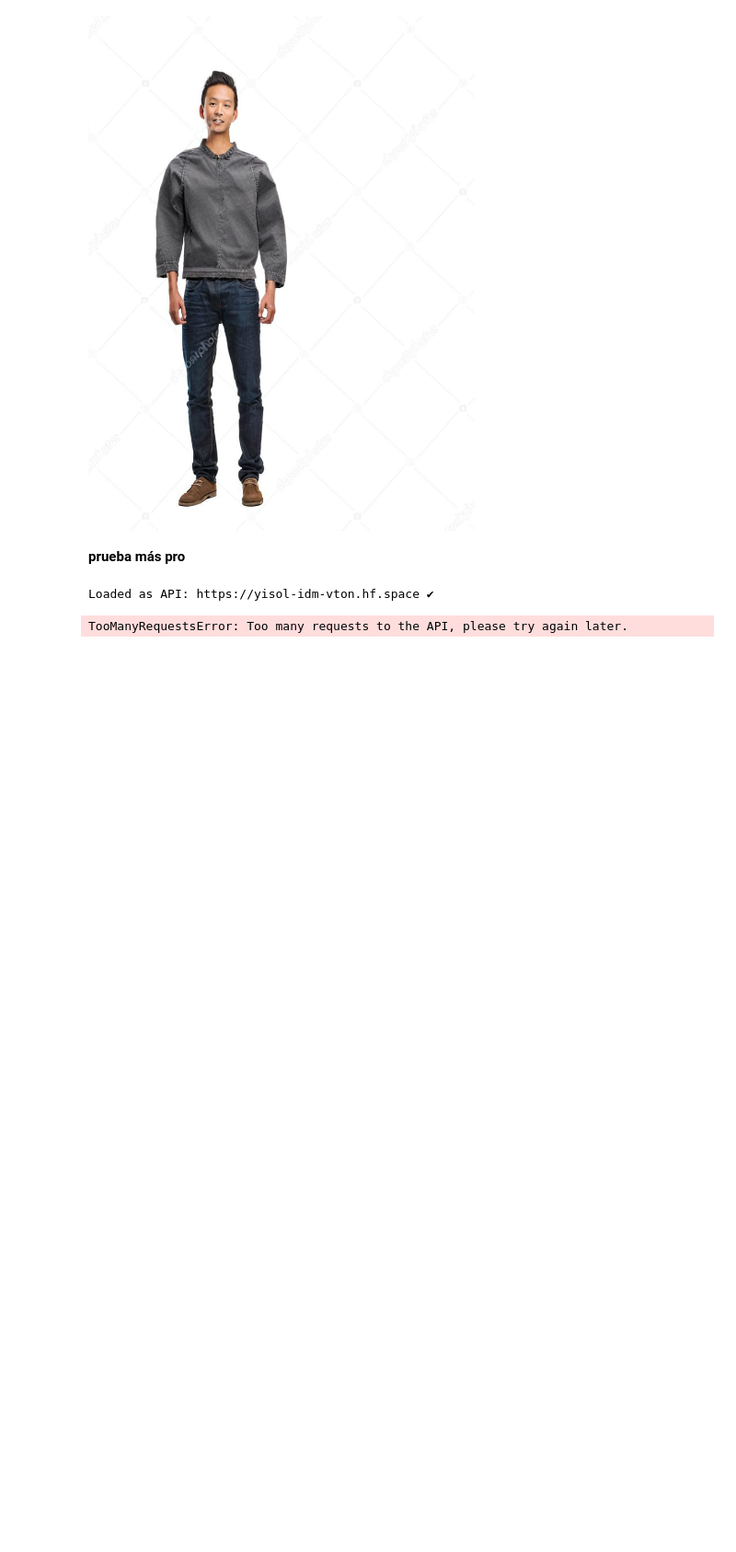
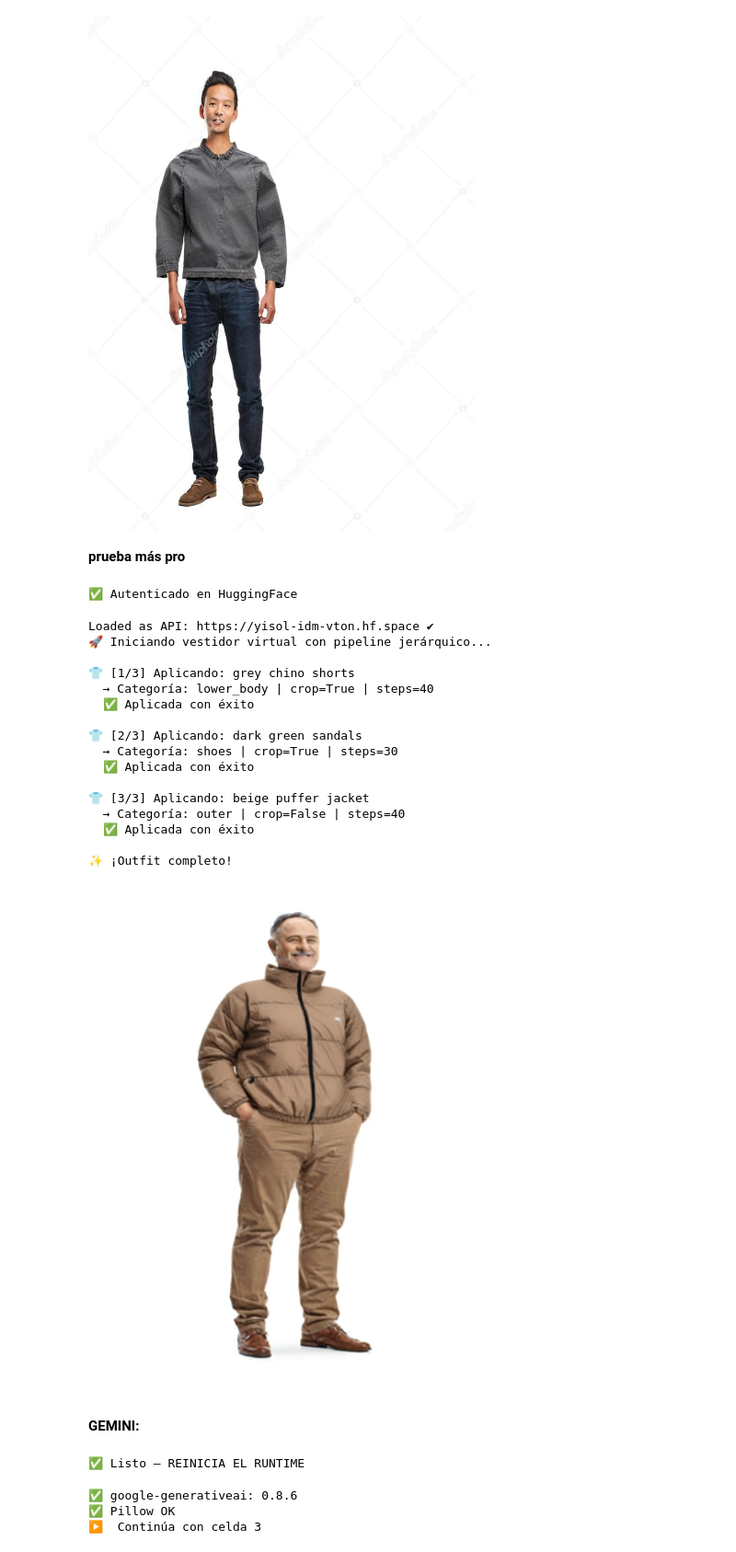
Before and after one commit to diazcas2/mIArmario, a Jupyter notebook: Módulo_4_Imagen.ipynb, the cells around one changed output. Shown at 92% size. Cells and saved outputs as stored; diff of their text form; code cells hidden in the pictures; blank space fills up the shorter version.

Commit message:
Intento con gemini

```diff
--- a/Módulo_4_Imagen.ipynb
+++ b/Módulo_4_Imagen.ipynb
@@ -157,6 +157,14 @@ Loaded as API: https://yisol-idm-vton.hf.space ✔
 [figure]
 # %% [markdown]
 **prueba más pro**
+# %%
+from huggingface_hub import login
+from google.colab import userdata
+
+login(token=userdata.get('MODA'))
+print("✅ Autenticado en HuggingFace")
+# %% [output]
+✅ Autenticado en HuggingFace
 # %%
 from gradio_client import Client, handle_file
 import time
@@ -188,7 +196,7 @@ CONFIG_PRENDA = {
     "outer": {                     # Chaquetas, abrigos, capas exteriores
         "is_checked": True,
         "is_checked_crop": False,
-        "denoise_steps": 50,       # Más pasos para mejor integración visual
+        "denoise_steps": 40,       # Más pasos para mejor integración visual
     },
 }
 
@@ -256,31 +264,68 @@ mi_persona = "/content/abuelillo prueba.jpg"
 
 mis_prendas = [
     {
         "path": "/content/chaqueton.jpg",
         "nombre": "beige puffer jacket",
         "categoria": "outer"          # Se aplica ÚLTIMA (encima de todo)
     },
     {
         "path": "/content/vermudas.jpg",
         "nombre": "grey chino shorts",
         "categoria": "lower_body"     # Se aplica PRIMERO
     },
     {
         "path": "/content/sandalias.jpg",
         "nombre": "dark green sandals",
         "categoria": "shoes"          # Se aplica antes que lower_body
     },
 ]
 
 # ─── EJECUCIÓN ──────────────────────────────────────────────────────────────────
 print("🚀 Iniciando vestidor virtual con pipeline jerárquico...")
 resultado = generar_outfit_completo(mi_persona, mis_prendas)
 
 if resultado:
     print("\n✨ ¡Outfit completo!")
     display(Image(filename=resultado))
 else:
     print("❌ No se pudo generar el outfit")
 # %% [output]
 Loaded as API: https://yisol-idm-vton.hf.space ✔
+🚀 Iniciando vestidor virtual con pipeline jerárquico...
+
+👕 [1/3] Aplicando: grey chino shorts
+  → Categoría: lower_body | crop=True | steps=40
+  ✅ Aplicada con éxito
+
+👕 [2/3] Aplicando: dark green sandals
+  → Categoría: shoes | crop=True | steps=30
+  ✅ Aplicada con éxito
+
+👕 [3/3] Aplicando: beige puffer jacket
+  → Categoría: outer | crop=False | steps=40
+  ✅ Aplicada con éxito
+
+✨ ¡Outfit completo!
-TooManyRequestsError: Too many requests to the API, please try again later.
+[figure, added]
+# %% [markdown]
+**GEMINI:**
+# %%
+# ─── CELDA 1 DEFINITIVA: Solo lo necesario, sin tocar protobuf ────────────────
+!pip install -q -U google-generativeai
+print("✅ Listo — REINICIA EL RUNTIME")
+# %% [output]
+✅ Listo — REINICIA EL RUNTIME
+# %%
+# ─── CELDA 2: Test rápido ─────────────────────────────────────────────────────
+try:
+    import google.generativeai as genai
+    from PIL import Image
+    print(f"✅ google-generativeai: {genai.__version__}")
+    print(f"✅ Pillow OK")
+    print("▶️  Continúa con celda 3")
+except Exception as e:
+    print(f"❌ Error: {e}")
+# %% [output]
+✅ google-generativeai: 0.8.6
+✅ Pillow OK
+▶️  Continúa con celda 3
```
Also changed, not shown: parts of 7 cells of this notebook.
